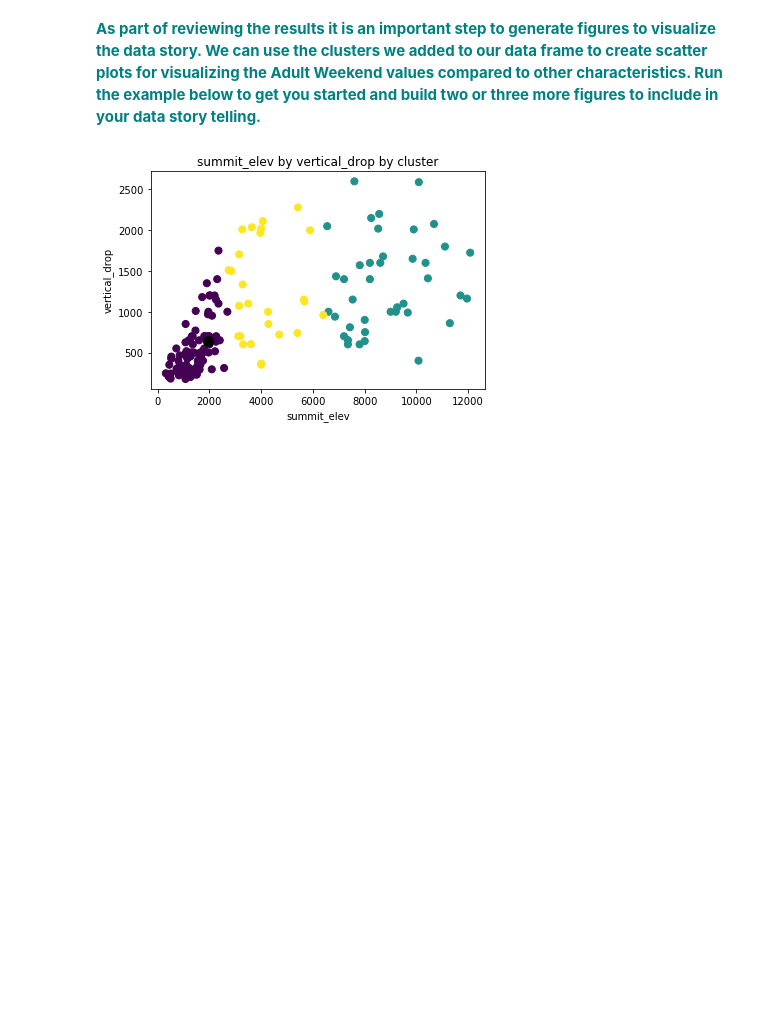
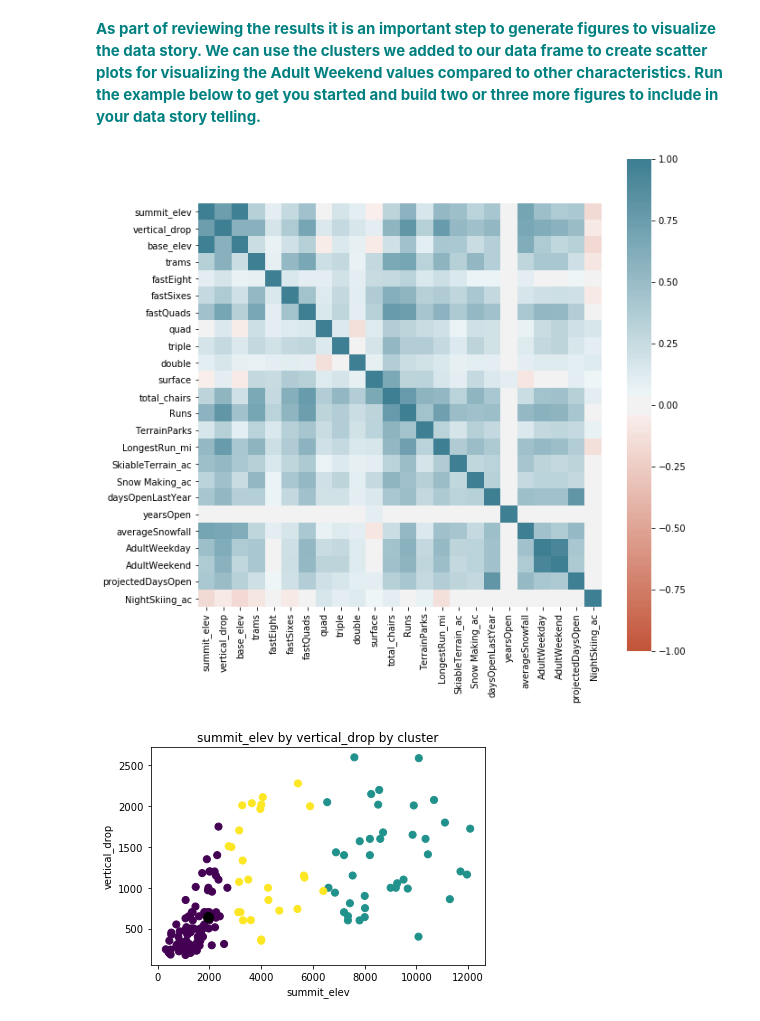
Before and after one commit to vaishalipp/GuidedCapstone1, a Jupyter notebook: GuidedCapstoneStep6HL.ipynb, the cells around one changed output. Drawn from its saved outputs; the diff is of its cells as text; code cells hidden in the pictures; blank space fills up the shorter version.

```diff
--- a/GuidedCapstoneStep6HL.ipynb
+++ b/GuidedCapstoneStep6HL.ipynb
@@ -132,6 +132,17 @@ The current Big Mountain Resort Adult weekend ticket price is $ Unnamed: 0
 Name: AdultWeekend, dtype: float64
 # %% [markdown]
 **<font color='teal'> As part of reviewing the results it is an important step to generate figures to visualize the data story. We can use the clusters we added to our data frame to create scatter plots for visualizing the Adult Weekend values compared to other characteristics. Run the example below to get you started and build two or three more figures to include in your data story telling.</font>**
+# %%
+dfcorr = df2.corr()
+plt.figure(figsize=(10, 10))
+heatmp=sns.heatmap( dfcorr,
+    vmin=-1, vmax=1, center=0,
+    cmap=sns.diverging_palette(20, 220, n=200),
+    square=True
+)
+plt.savefig('figures/fig0.png',bbox_inches='tight')
+# %% [output]
+[figure, added]
 # %%
 plt.scatter(df['summit_elev'], df['vertical_drop'], c=df['clusters'], s=50, cmap='viridis', label ='clusters')
 plt.scatter(BMR['summit_elev'], BMR['vertical_drop'], c='black', s=100)
```
Also changed, not shown: parts of 1 cell of this notebook, 2 other files.
